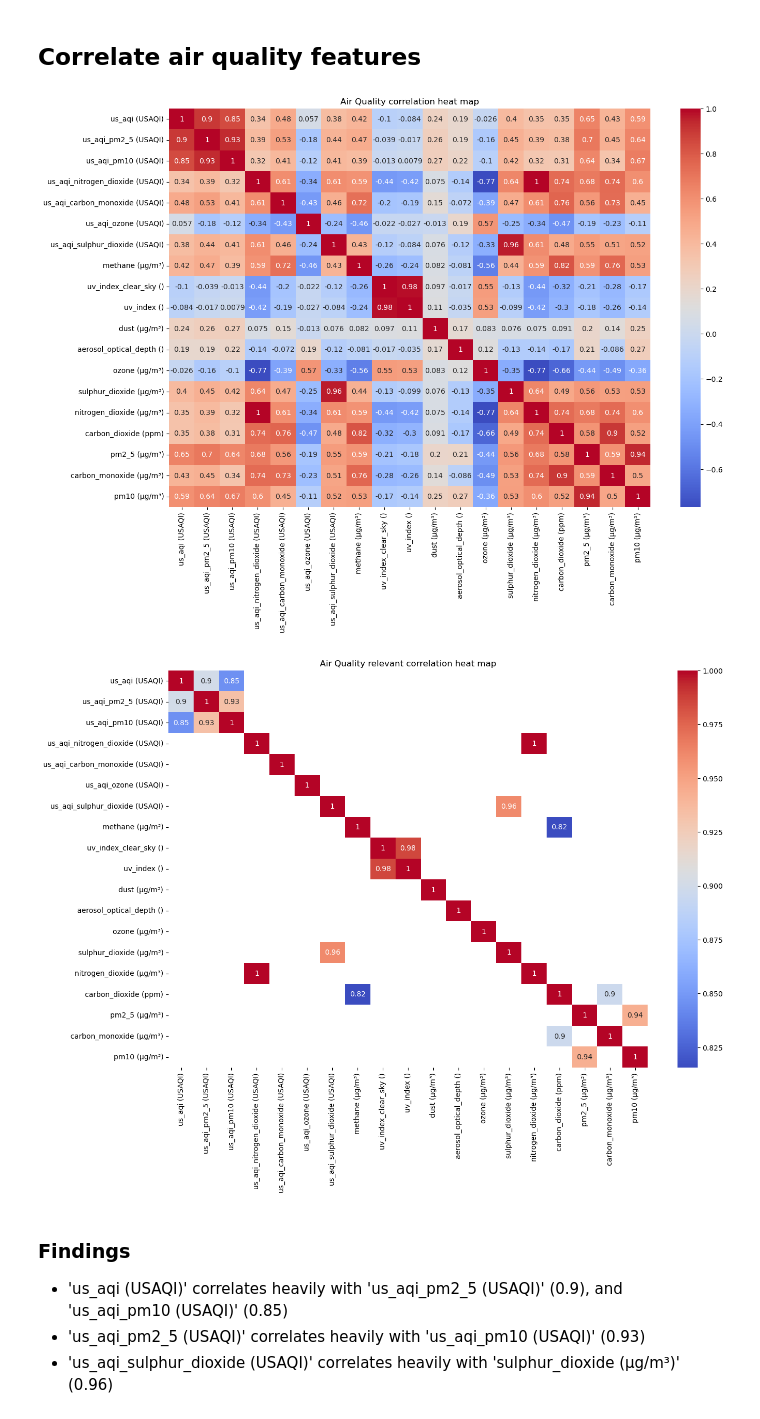
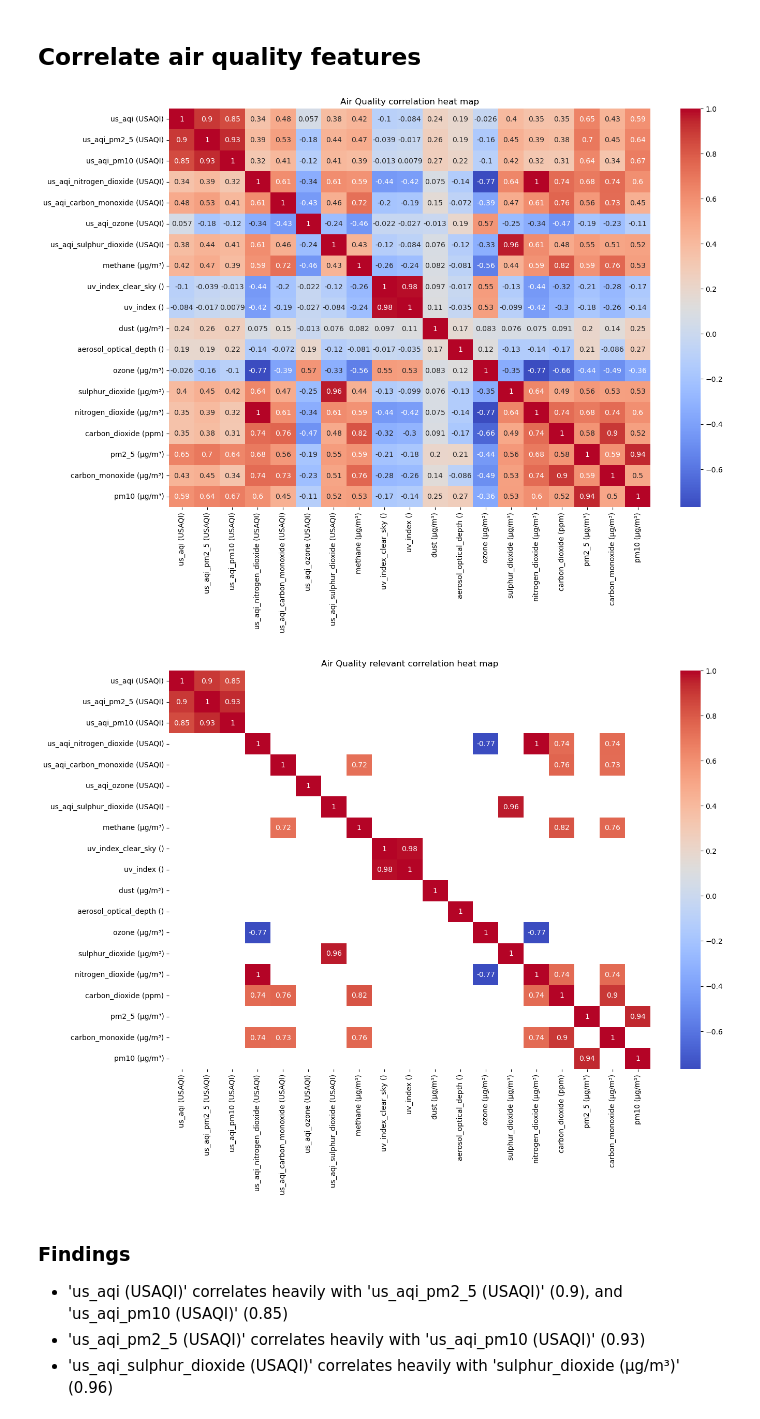
Before and after one commit to ianbunag/cmpe-255-data-mining-project, a Jupyter notebook: 03-08-eda-open-meteo.ipynb, the cells around one changed output. Cells and saved outputs as stored; diff of their text form; code cells hidden in the pictures.

```diff
--- a/03-08-eda-open-meteo.ipynb
+++ b/03-08-eda-open-meteo.ipynb
@@ -291,20 +289,19 @@ for key in aq_assessment.columns:
 # %% [markdown]
 ## Correlate air quality features
 # %%
-aq_assessment = aq.copy()
-aq_corr = aq_assessment.corr(numeric_only=True)
+aq_corr = aq.corr(numeric_only=True)
 plt.figure(figsize=(15, 10))
 plt.title('Air Quality correlation heat map')
 sb.heatmap(data= aq_corr , annot=True, cmap= 'coolwarm')
 plt.show()
 
 plt.figure(figsize=(15, 10))
 plt.title('Air Quality relevant correlation heat map')
-sb.heatmap(data= aq_corr , annot=True, cmap= 'coolwarm', mask = np.abs(aq_corr) < 0.8)
+sb.heatmap(data= aq_corr , annot=True, cmap= 'coolwarm', mask = np.abs(aq_corr) < 0.7)
 plt.show()
 # %% [output]
 [figure]
-[figure, old version]
+[figure, new version]
 # %% [markdown]
 ### Findings
 
```
Also changed, not shown: parts of 2 cells of this notebook, 5 other files.
